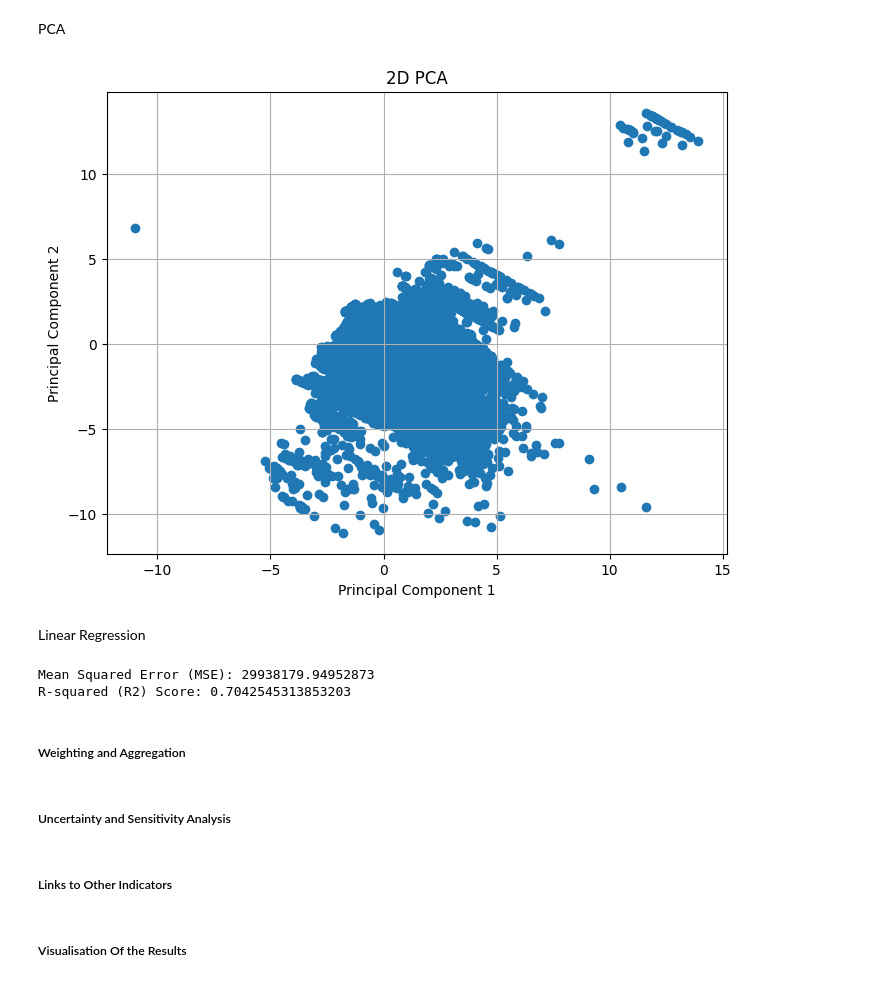
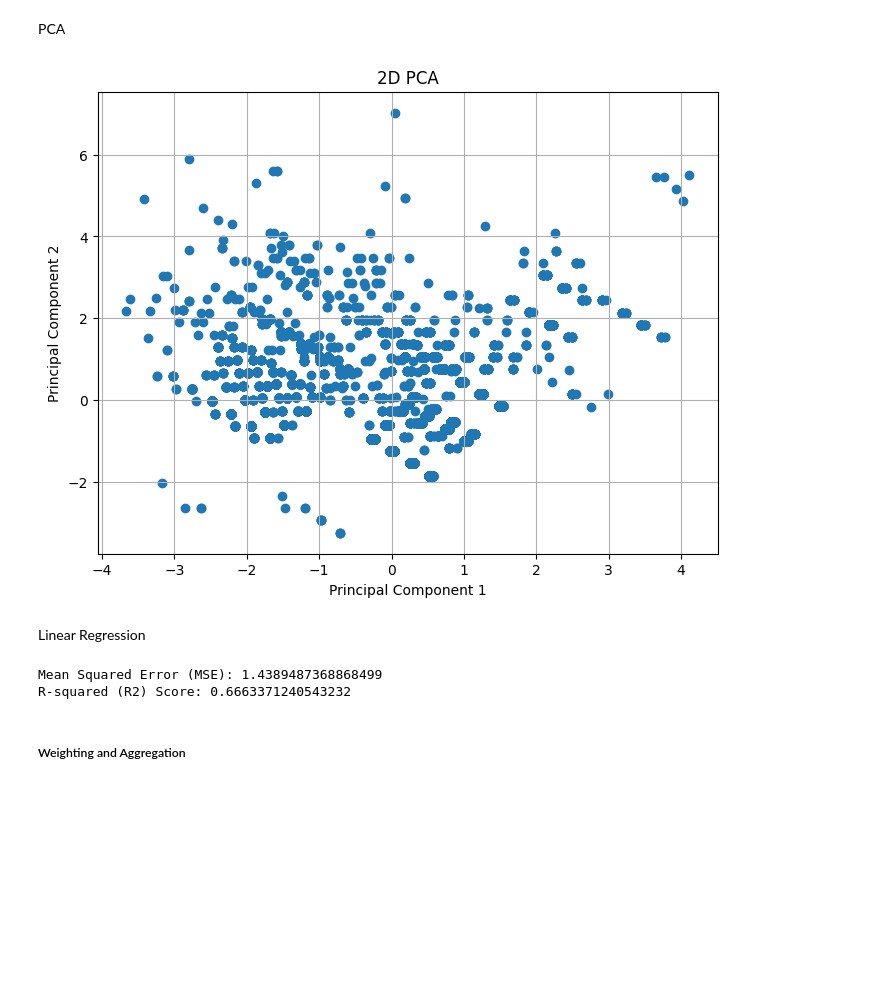
Before and after one commit to DavidCampion/DAV-CA1, a Jupyter notebook: project.ipynb, the cells around one changed output. Drawn from its saved outputs; the diff is of its cells as text; code cells hidden in the pictures; blank space fills up the shorter version.

Commit message:
✨Added Model (Needs fixing) 🎨Changed Dataset again

```diff
--- a/project.ipynb
+++ b/project.ipynb
@@ -24,7 +24,7 @@ from scipy.stats import pearsonr
 # %%
 cwd = os.getcwd()
 os.chdir("D:/Year 4/DAV/DAV-CA1")
-data = pd.read_csv("uk_car_dataset.csv")
+data = pd.read_csv("vw.csv")
 print(data.isnull().sum())
 print(data)
 # %% [output]
@@ -224,35 +223,35 @@ PCA
 # %%
 df = pd.DataFrame(data)
 
-features = ['year', 'mileage', 'tax', 'mpg', 'engineSize']
+features = ['year', 'tax', 'engineSize']
 
 x = df.loc[:, features].values
 
 x = StandardScaler().fit_transform(x)
 
 pca = PCA(n_components=2)
 principalComponents = pca.fit_transform(x)
 
 principalDf = pd.DataFrame(data=principalComponents, columns=['PC1', 'PC2'])
 
 finalDf = pd.concat([principalDf, df[['price']]], axis=1)
 
 plt.figure(figsize=(8, 6))
 plt.scatter(finalDf['PC1'], finalDf['PC2'])
 plt.xlabel('Principal Component 1')
 plt.ylabel('Principal Component 2')
 plt.title('2D PCA')
 plt.grid(True)
 plt.show()
 # %% [output]
-[figure, old version]
+[figure, new version]
 # %% [markdown]
 Linear Regression
 # %%
 df = pd.DataFrame(data)
 
-X = df[['year', 'mileage', 'tax', 'mpg', 'engineSize']]
-y = df['price']
+X = df[['price', 'mileage', 'tax', 'mpg', 'engineSize']]
+y = df['year']
 
 X_train, X_test, y_train, y_test = train_test_split(X, y, test_size=0.2, random_state=42)
 
@@ -268,13 +267,7 @@ r2 = r2_score(y_test, y_pred)
 print("Mean Squared Error (MSE):", mse)
 print("R-squared (R2) Score:", r2)
 # %% [output]
-Mean Squared Error (MSE): 29938179.94952873
-R-squared (R2) Score: 0.7042545313853203
+Mean Squared Error (MSE): 1.4389487368868499
+R-squared (R2) Score: 0.6663371240543232
 # %% [markdown]
 <h5>Weighting and Aggregation</h5>
-# %% [markdown]
-<h5>Uncertainty and Sensitivity Analysis</h5>
-# %% [markdown]
-<h5>Links to Other Indicators</h5>
-# %% [markdown]
-<h5>Visualisation Of the Results</h5>
```
Also changed, not shown: parts of 7 cells of this notebook, 1 other file.
